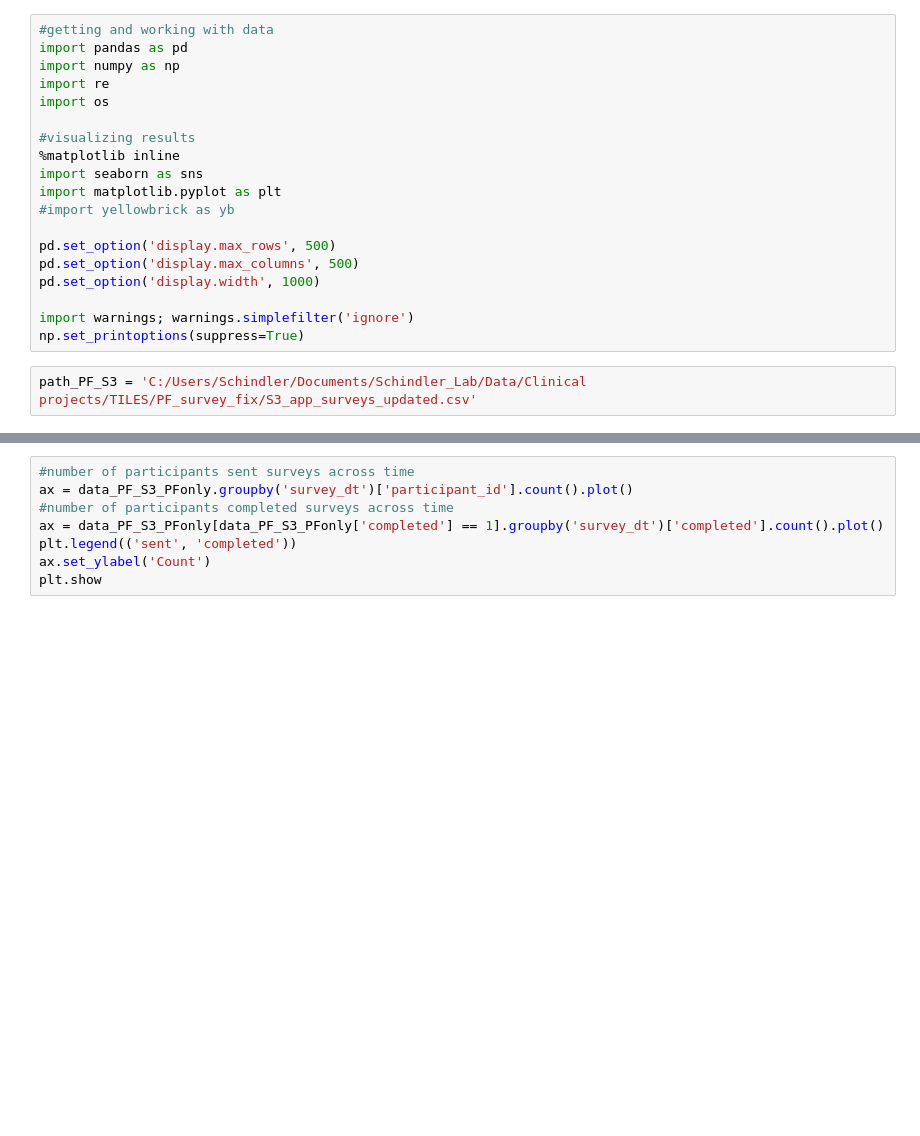
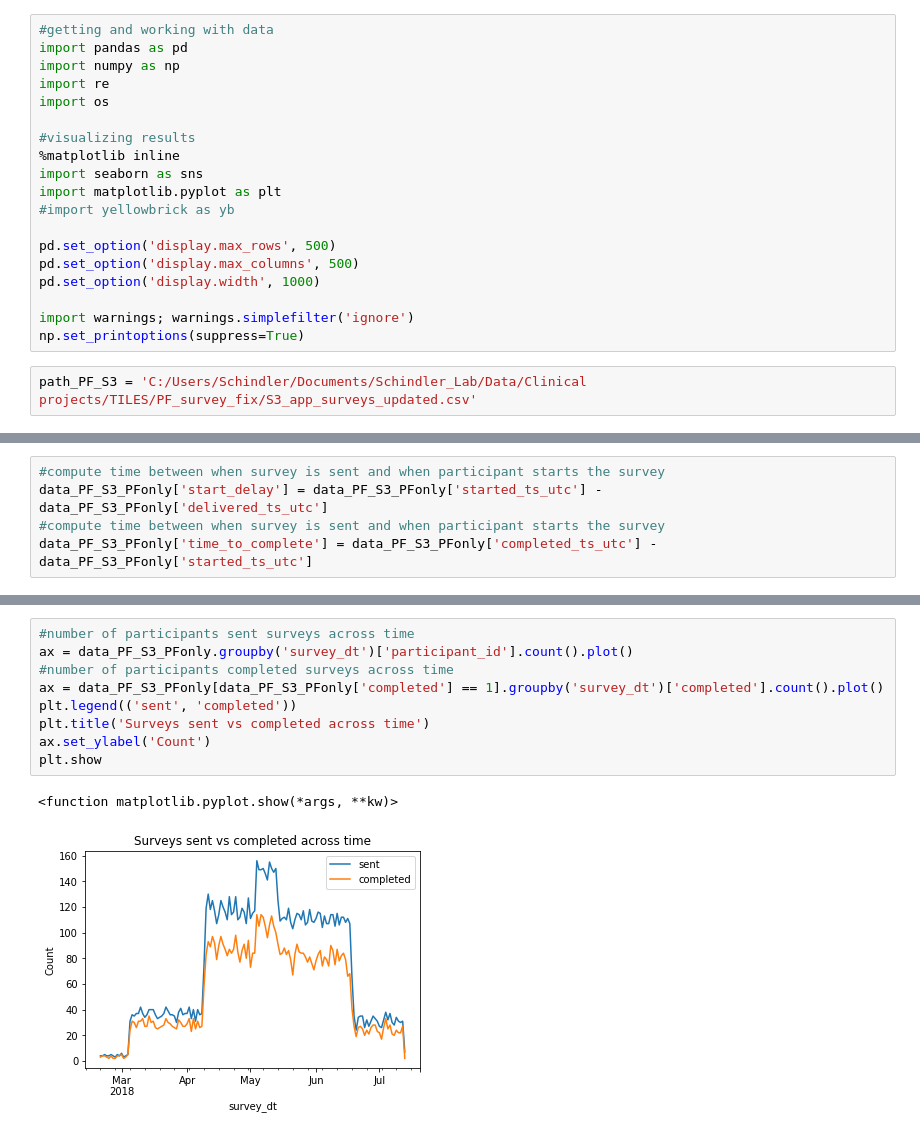
Before and after one commit to grace3999/TILES, a Jupyter notebook: TILES_PF_survey_prepro.ipynb, the cells around one changed output, grey strips where cells are left out. Cells and saved outputs as stored; diff of their text form; blank space fills up the shorter version.

Commit message:
start fitbit

```diff
--- a/TILES_PF_survey_prepro.ipynb
+++ b/TILES_PF_survey_prepro.ipynb
@@ -61,0 +120,5 @@ print(data_PF_S3_PFonly.shape)
+# %%
+#compute time between when survey is sent and when participant starts the survey
+data_PF_S3_PFonly['start_delay'] = data_PF_S3_PFonly['started_ts_utc'] - data_PF_S3_PFonly['delivered_ts_utc']
+#compute time between when survey is sent and when participant starts the survey
+data_PF_S3_PFonly['time_to_complete'] = data_PF_S3_PFonly['completed_ts_utc'] - data_PF_S3_PFonly['started_ts_utc']
@@ -62,11 +190,15 @@ print(data_PF_S3_PFonly.shape)
 # %%
 #number of participants sent surveys across time
 ax = data_PF_S3_PFonly.groupby('survey_dt')['participant_id'].count().plot()
 #number of participants completed surveys across time
 ax = data_PF_S3_PFonly[data_PF_S3_PFonly['completed'] == 1].groupby('survey_dt')['completed'].count().plot()
 plt.legend(('sent', 'completed'))
+plt.title('Surveys sent vs completed across time')
 ax.set_ylabel('Count')
 plt.show
+# %% [output]
+<function matplotlib.pyplot.show(*args, **kw)>
+[figure, added]
 # %%
 ax = (data_PF_S3_PFonly[data_PF_S3_PFonly['completed'] == 1].groupby('survey_dt')['participant_id'].count() /
  data_PF_S3_PFonly.groupby('survey_dt')['participant_id'].count()*100).plot()
```
Also changed, not shown: parts of 8 cells of this notebook, 1 other file.
